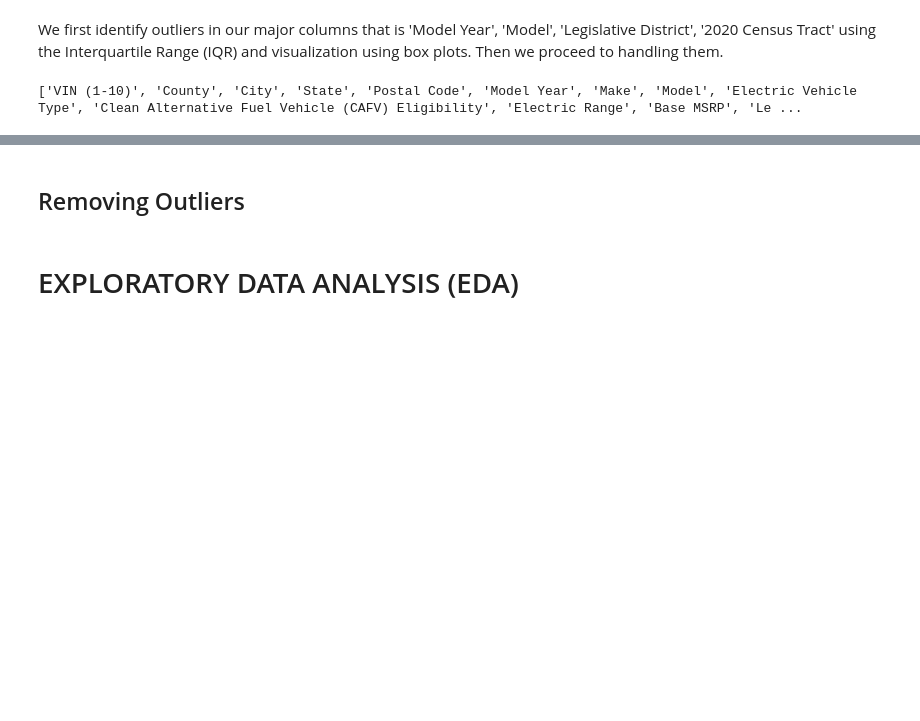
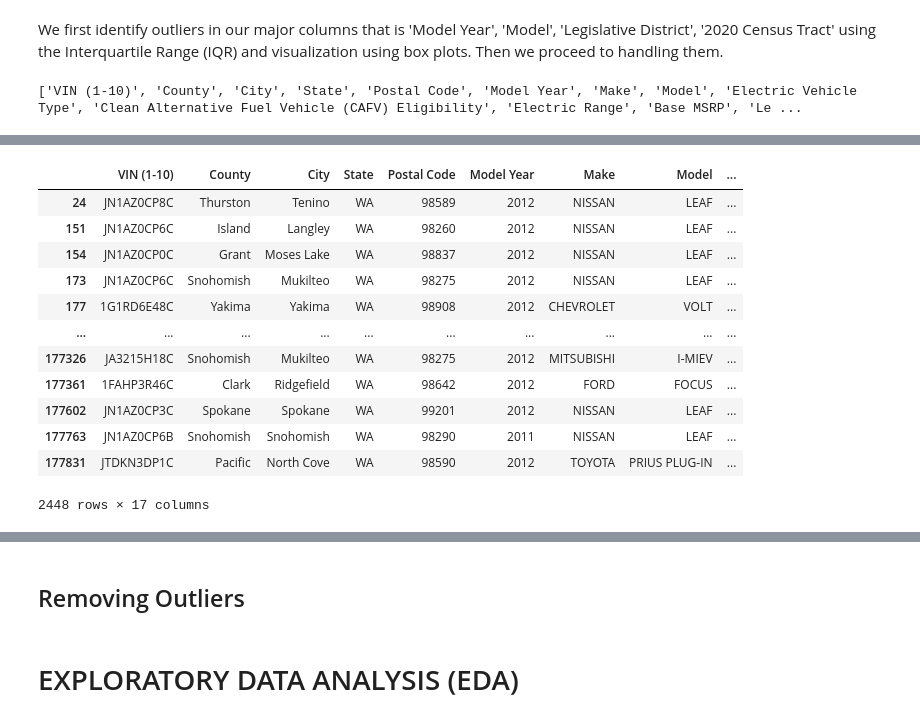
Before and after one commit to Ann-Tonina/Electric-Vehicles-population-2024-Analysis, a Jupyter notebook: EVpopulation Analysis.ipynb, the cells around one changed output, grey strips where cells are left out. Saved outputs shown, nothing was run; the diff lists cells and outputs as text; code cells hidden in the pictures; blank space fills up the shorter version.

```diff
--- a/EVpopulation Analysis.ipynb
+++ b/EVpopulation Analysis.ipynb
@@ -314,4 +303,0 @@ array([37.,  1., 36.,  5., 23.,  2., 14., 26., 47., 43., 21., 34., 22.,
-# %%
-# Fill NaN with the median
-median_Legislative_District = df['Legislative District'].median()
-df['Legislative District'] = df['Legislative District'].fillna(median_Legislative_District).astype(int)
@@ -427,0 +488,24 @@ Overall, the data spans a broad range of locations and years, but a few extreme
+# %%
+# Model Year Outliers
+Q1 = df['Model Year'].quantile(0.25)
+Q3 = df['Model Year'].quantile(0.75)
+IQR = Q3 - Q1
+lower = Q1 - 1.5 * IQR
+upper = Q3 + 1.5 * IQR
+
+model_year_outliers = df[(df['Model Year'] < lower) | (df['Model Year'] > upper)]
+display(model_year_outliers)
+# %% [output]
+|  | VIN (1-10) | County | City | State | Postal Code | Model Year | Make | Model | ... |
+| 24 | JN1AZ0CP8C | Thurston | Tenino | WA | 98589 | 2012 | NISSAN | LEAF | ... |
+| 151 | JN1AZ0CP6C | Island | Langley | WA | 98260 | 2012 | NISSAN | LEAF | ... |
+| 154 | JN1AZ0CP0C | Grant | Moses Lake | WA | 98837 | 2012 | NISSAN | LEAF | ... |
+| 173 | JN1AZ0CP6C | Snohomish | Mukilteo | WA | 98275 | 2012 | NISSAN | LEAF | ... |
+| 177 | 1G1RD6E48C | Yakima | Yakima | WA | 98908 | 2012 | CHEVROLET | VOLT | ... |
+| ... | ... | ... | ... | ... | ... | ... | ... | ... | ... |
+| 177326 | JA3215H18C | Snohomish | Mukilteo | WA | 98275 | 2012 | MITSUBISHI | I-MIEV | ... |
+| 177361 | 1FAHP3R46C | Clark | Ridgefield | WA | 98642 | 2012 | FORD | FOCUS | ... |
+| 177602 | JN1AZ0CP3C | Spokane | Spokane | WA | 99201 | 2012 | NISSAN | LEAF | ... |
+| 177763 | JN1AZ0CP6B | Snohomish | Snohomish | WA | 98290 | 2011 | NISSAN | LEAF | ... |
+| 177831 | JTDKN3DP1C | Pacific | North Cove | WA | 98590 | 2012 | TOYOTA | PRIUS PLUG-IN | ... |
+2448 rows × 17 columns
```
Also changed, not shown: parts of 34 cells of this notebook.
